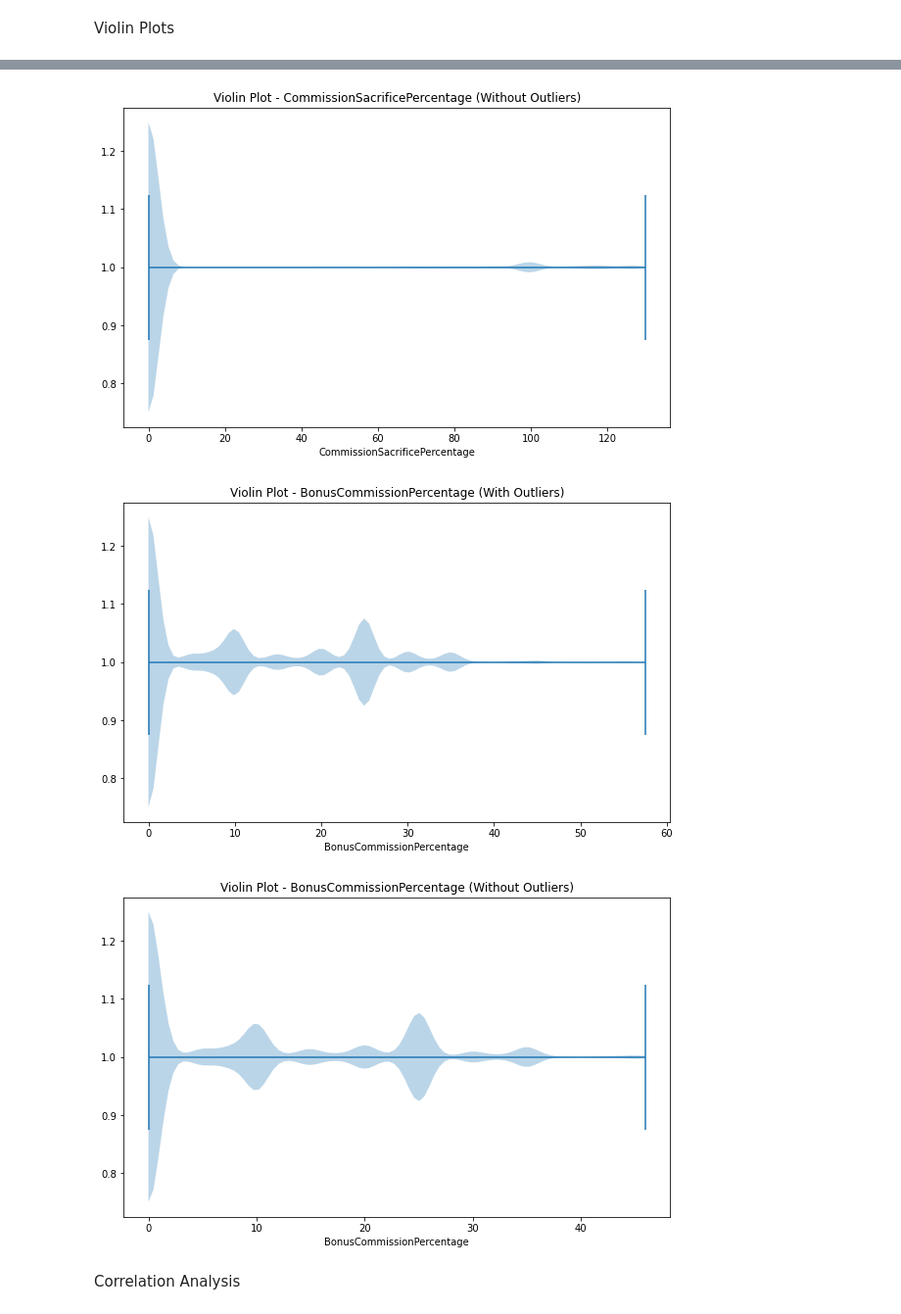
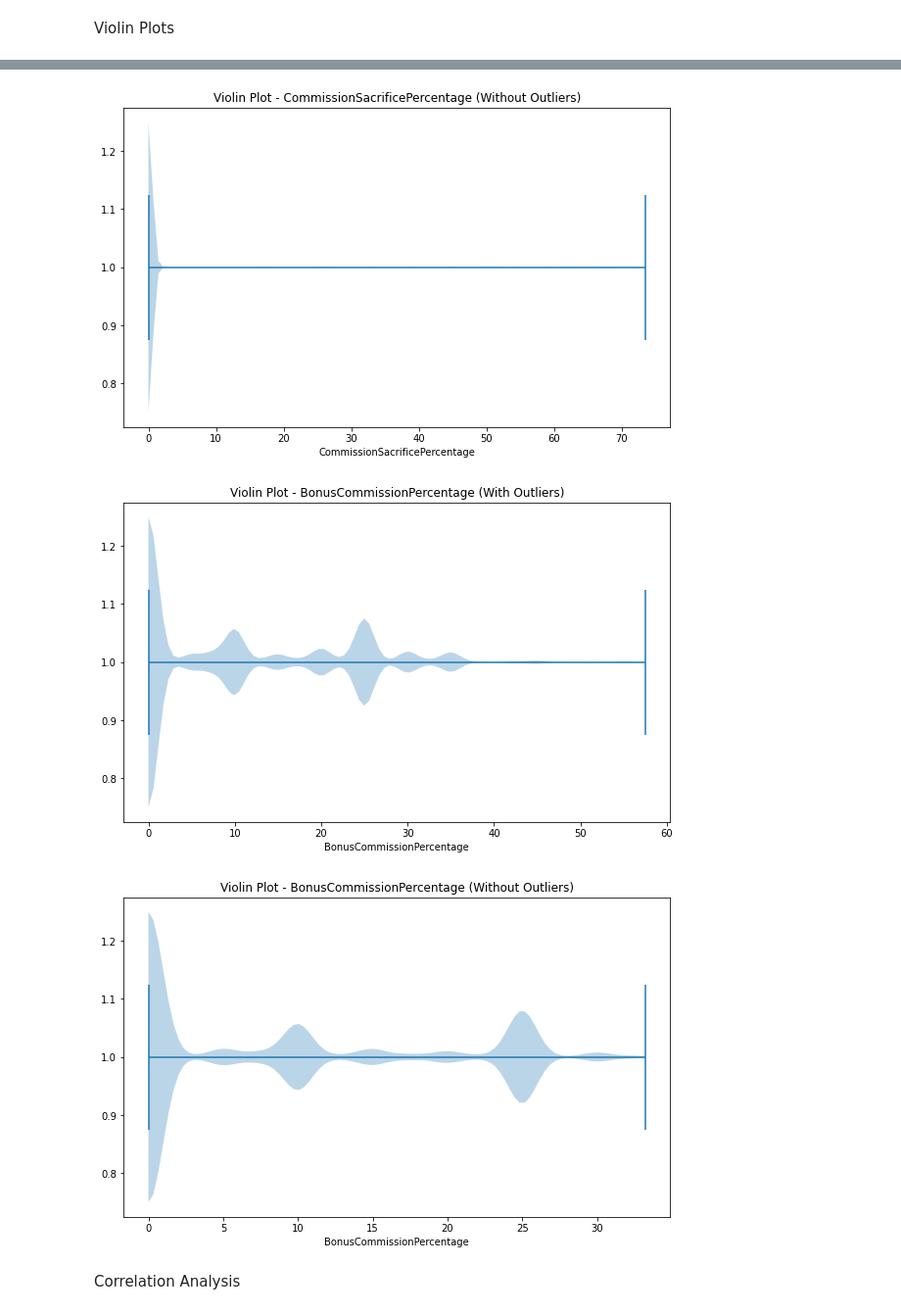
Before and after one commit to greg-la/MSc-Capstone, a Jupyter notebook: 1. Data Cleansing.ipynb, the cells around one changed output, grey strips where cells are left out. Shown at 98% size. Drawn from its saved outputs; the diff is of its cells as text; code cells hidden in the pictures.

Commit message:
Outliers
After review, MAD was used to identify outliers. K = 3 was selected as threshold. Log transformation deemed to be best way to handle identified outliers

```diff
--- a/1. Data Cleansing.ipynb
+++ b/1. Data Cleansing.ipynb
@@ -180,0 +353,18 @@ print(outlier_table)
+# %%
+# Select numeric columns
+numeric_data = df.select_dtypes(include=[np.number])
+mad = numeric_data.mad()
+k = 3
+
+# Calculate the threshold value
+threshold = k * mad
+
+# Identify outliers
+outliers_madk3 = (np.abs(numeric_data - numeric_data.median()) > threshold)
+# Count the number of outliers in each column
+num_outliers = outliers_madk3.sum()
+
+# Print the number of outliers for each column
+print(f"Outliers for k = {k}:")
+print(num_outliers)
+print()  # Add a blank line for readability
@@ -187,7 +384,8 @@ Calculate basic descriptive statistics data both with and without the outliers i
 # %%
 # Create two datasets (one with outliers included and another with outliers removed)
 dataset_with_outliers = df.copy()  # Dataset with outliers included
-dataset_without_outliers = df[~df.isin(outliers)].dropna()  # Dataset with outliers removed
+# dataset_without_outliers = df[~df.isin(outliers)].dropna()  # Dataset with outliers removed
+dataset_without_outliers_madk3 = df[~outliers_madk3.any(axis=1)]
 # %%
 # Descriptive statistics for dataset with outliers
 statistics_with_outliers = dataset_with_outliers.describe()
@@ -240,7 +453,7 @@ for column in numeric_columns:
 
     # Box plot without outliers
     plt.figure(figsize=(10, 6))
-    plt.boxplot(dataset_without_outliers[column], vert=False)
+    plt.boxplot(dataset_without_outliers_madk3[column], vert=False)
     plt.title(f'Box Plot - {column} (Without Outliers)')
     plt.xlabel(column)
     plt.show()
@@ -264,7 +477,7 @@ for column in numeric_columns:
 
     # Histogram without outliers
     plt.figure(figsize=(10, 6))
-    plt.hist(dataset_without_outliers[column], bins=30)
+    plt.hist(dataset_without_outliers_madk3[column], bins=30)
     plt.title(f'Histogram - {column} (Without Outliers)')
     plt.xlabel(column)
     plt.ylabel('Frequency')
@@ -303,24 +492,24 @@ Violin Plots
 # %%
 # Loop over each numeric column and create violin plots
 for column in numeric_columns:
     # Violin plot with outliers
     plt.figure(figsize=(10, 6))
     plt.violinplot(df[column], vert=False)
     plt.title(f'Violin Plot - {column} (With Outliers)')
     plt.xlabel(column)
     plt.show()
 
     # Violin plot without outliers
     plt.figure(figsize=(10, 6))
-    plt.violinplot(dataset_without_outliers[column], vert=False)
+    plt.violinplot(dataset_without_outliers_madk3[column], vert=False)
     plt.title(f'Violin Plot - {column} (Without Outliers)')
     plt.xlabel(column)
     plt.show()
 # %% [output]
 [figure]
-[figure, old version]
+[figure, new version]
 [figure]
-[figure, old version]
+[figure, new version]
 # %% [markdown]
 Correlation Analysis
 # %%
```
Also changed, not shown: parts of 126 cells of this notebook, 1 other file.
